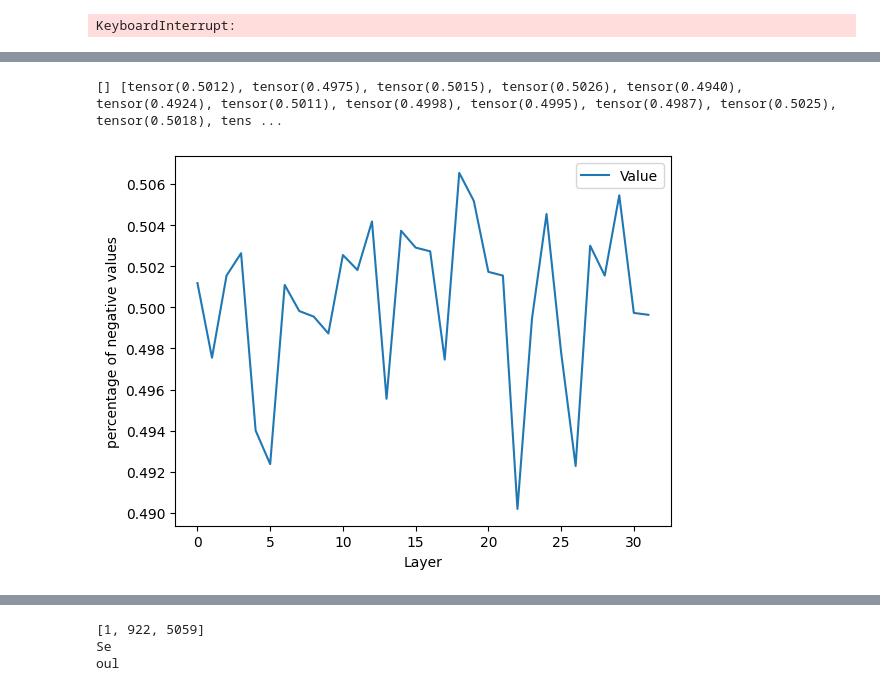
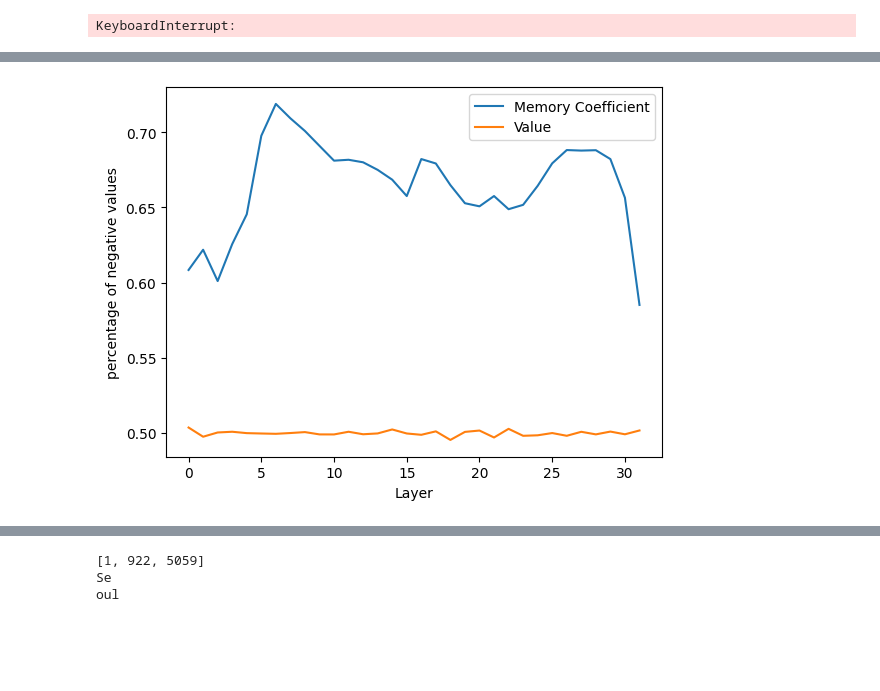
Before and after one commit to seung7361/key-value-memories, a Jupyter notebook: first-layer.ipynb, the cells around one changed output, grey strips where cells are left out. Drawn from its saved outputs; the diff is of its cells as text; code cells hidden in the pictures; blank space fills up the shorter version.

```diff
--- a/first-layer.ipynb
+++ b/first-layer.ipynb
@@ -77,17 +97,18 @@ def next_token(model, input_ids):
         hidden_states = post_attention_layernorm(hidden_states)
 
         ### MLP ###
-        MEMORY_COEFFICIENT = act_fn(gate_proj(hidden_states)) # (1, T, 11008)
+        XW_K = gate_proj(hidden_states)
+        MEMORY_COEFFICIENT = act_fn(XW_K) # (1, T, 11008)
         VALUE = up_proj(hidden_states) # (1, T, 11008)
         hidden_states = down_proj(MEMORY_COEFFICIENT * VALUE)
         layer_num = idx + 1
 
         MCVs.append({
             'layer': layer_num,
-            'sentence': tokenizer.decode(input_ids[0]),
+            # 'sentence': tokenizer.decode(input_ids[0]),
             'memory_coefficient': MEMORY_COEFFICIENT.cpu().numpy(),
             'value': VALUE.cpu().numpy(),
-            # 'hidden_state': hidden_states.cpu().numpy(),
+            'hidden_state': hidden_states.cpu().numpy(),
             # 'last_hidden_state': (residual + hidden_states).cpu().numpy(),
             # 'lm_head': (model.lm_head(model.model.norm(residual + hidden_states))).cpu().numpy(),
         })
@@ -244,36 +247,34 @@ def prob_distribution(x: str, y: List[str]):
             ), end="   "
         )
 # %%
-x = "The captial of France is the city of"
+x = "The capital of France is the city of"
 x = tokenizer.encode(x, return_tensors="pt").cuda()
 
 probs, MCVs = next_token(llama, x)
-out1, out2, out3, out4 = [], [], [], []
+out0, out1, out2, out3, out4 = [], [], [], [], []
 for MCV in MCVs:
-    MC = MCV['memory_coefficient'].squeeze(0)
-    V = MCV['value'].squeeze(0)
-    HS = MCV['hidden_state'].squeeze(0)
-    LHS = MCV['last_hidden_state'].squeeze(0)
+    MC = MCV['memory_coefficient'][0, :]
+    V = MCV['value'][0, :]
+    # HS = MCV['hidden_state'].squeeze(0)
+    # LHS = MCV['last_hidden_state'].squeeze(0)
 
-    dim = MC.shape[0]
-    # out1.append((MC <= 0).sum() / dim)
-    out2.append((V <= 0).sum() / dim)
+    dim = MC.shape[-1]
+    T = MC.shape[0]
+    out1.append((MC <= 0).sum().sum() / dim / T)
+    out2.append((V <= 0).sum().sum() / dim / T)
     # out3.append((HS <= -1).sum() / dim + (HS >= 1).sum() / dim)
     # out4.append((LHS <= 0).sum() / dim)
 
-
-# plt.plot(out1, label="Memory Coefficient")
+plt.plot(out1, label="Memory Coefficient")
 plt.plot(out2, label="Value")
 # plt.plot(out3, label="Hidden State")
 # plt.plot(out4, label="Last Hidden State")
 plt.xlabel("Layer")
 plt.ylabel("percentage of negative values")
-plt.legend()
-
-print(out1, out2, out3)
+plt.legend(loc="upper right")
+plt.show()
 # %% [output]
-[] [tensor(0.5012), tensor(0.4975), tensor(0.5015), tensor(0.5026), tensor(0.4940), tensor(0.4924), tensor(0.5011), tensor(0.4998), tensor(0.4995), tensor(0.4987), tensor(0.5025), tensor(0.5018), tens ...
-[figure, old version]
+[figure, new version]
 # %%
 x = "The capital of France is the city of"
 x = tokenizer.encode(x, return_tensors="pt").cuda()
```
Also changed, not shown: parts of 7 cells of this notebook, 32 other files.
